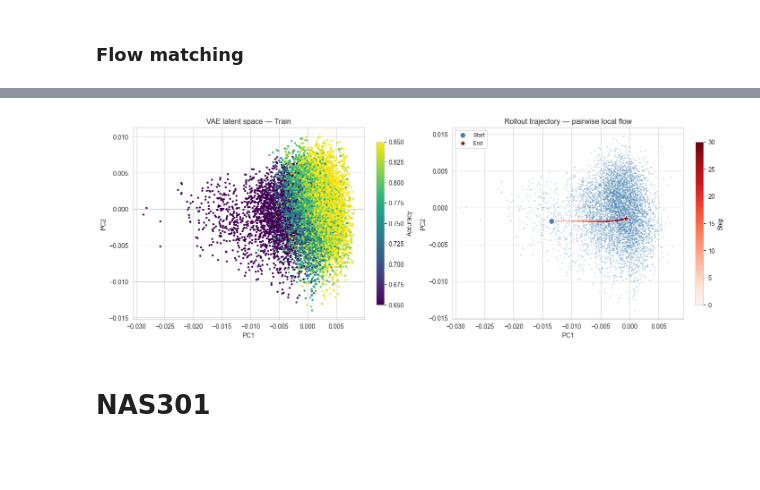
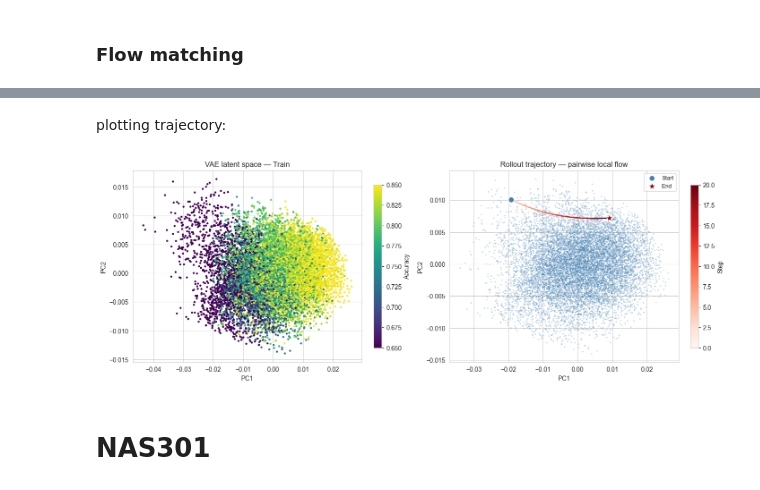
Before and after one commit to mvrmoris/Deep-Learning-Project, a Jupyter notebook: data_inspection.ipynb, the cells around one changed output, grey strips where cells are left out. Cells and saved outputs as stored; diff of their text form; code cells hidden in the pictures; blank space fills up the shorter version.

```diff
--- a/data_inspection.ipynb
+++ b/data_inspection.ipynb
@@ -64,7 +62,5 @@ print(f'Architetture totali: {len(api)}')
 Dataset già estratto.
 Architetture totali: 15625
 # %%
-#setting seed
-set_seed()
-DEVICE = "cuda"
+DEVICE = "cuda" if torch.cuda.is_available() else "cpu"
 # %% [markdown]
@@ -211,10 +177,11 @@ In the following section we'll train a VAE with the loss with and without the te
 With $\lambda$ = 0:
 # %%
+
 model_no_acc = pretrain_and_freeze_vae(
     model_VAE=model,
     pretrain_loader=train_laoder,
     loss_fn=vae_accuracy_loss,
-    vae_epochs=200,
+    vae_epochs=100,
     beta=1.3,
     lambda_acc=0,
     DEVICE=DEVICE,
@@ -239,18 +205,16 @@ z_2d_vae = pca.fit_transform(z)
 # %% [markdown]
 with $\lambda = 1$
 # %%
-for p in model.parameters(): #unfreeze model
-    p.requires_grad = True
-
+set_seed(SEED)
+model = VAE_dist().to(DEVICE)
 model.train()
-
 model_acc = pretrain_and_freeze_vae(
     model_VAE=model,
     pretrain_loader=train_laoder,
     loss_fn=vae_accuracy_loss,
-    vae_epochs=50,
+    vae_epochs=100,
     beta=1.3,
-    lambda_acc=1.0,
+    lambda_acc=1,
     DEVICE=DEVICE,
     early_stop=False,
     freeze_after=False,
@@ -483,9 +279,9 @@ plt.show()
 # %%
 pairs_x, pairs_target = build_accuracy_pairs(
-    X=z_all,
+    X=z,
     y=y_train,
     K=50,
-    min_delta_acc=0.01,
-    seed=42
+    min_delta_acc=0.005,
+    seed=SEED
 )
 # %% [output]
@@ -616,11 +389,10 @@ plt.show()
+# %% [markdown]
+plotting trajectory:
 # %%
-# ============================================================
-# ROLLOUT — traiettoria multi-step
-# ============================================================
 start_idx = np.argmin(y_train)
-z_start = z_all_np[start_idx:start_idx+1]
+z_start = z[start_idx:start_idx+1]
 
-n_steps = 30
+n_steps = 20
 step_size = 1
 trajectory = [z_start.copy()]
 
@@ -637,14 +409,10 @@ with torch.no_grad():
 trajectory = np.vstack(trajectory)
 traj_2d = pca.transform(trajectory)
 
-# ============================================================
-# PLOT — stesso stile del flow field
-# ============================================================
 fig, axes = plt.subplots(1, 2, figsize=(14, 5), constrained_layout=True)
 
-# (0) VAE latent space
 sc0 = axes[0].scatter(
-    vae_2d[:,0], vae_2d[:,1],
+    z_2d_vae_acc[:,0], z_2d_vae_acc[:,1],
     c=y_train, cmap="viridis",
     s=5, vmin=0.65, vmax=0.85
 )
@@ -653,42 +421,40 @@ axes[0].set_xlabel("PC1")
 axes[0].set_ylabel("PC2")
 fig.colorbar(sc0, ax=axes[0], shrink=0.85).set_label("Accuracy")
 
-# (1) Traiettoria
 axes[1].scatter(
-    z_low_2d_new[:,0], z_low_2d_new[:,1],
+    z_low_2d[:,0], z_low_2d[:,1],
     color="steelblue", s=5, alpha=0.3, linewidths=0, zorder=2
 )
 
-# Linea colorata per step con cmap="Reds"
 n = len(traj_2d)
 cmap_traj = plt.cm.Reds
 norm_traj = plt.Normalize(0, n_steps)
 for i in range(n - 1):
     t = (i + 1) / n_steps
     axes[1].plot(
         traj_2d[i:i+2, 0], traj_2d[i:i+2, 1],
-        color=cmap_traj(t * 0.85 + 0.15),  # evita il bianco iniziale
+        color=cmap_traj(t * 0.85 + 0.15),
         linewidth=2, solid_capstyle="round", zorder=3
     )
 
 # Start e End
 axes[1].scatter(*traj_2d[0],  s=80, color="steelblue",
     zorder=5, edgecolors="white", linewidths=1, label="Start")
 axes[1].scatter(*traj_2d[-1], s=150, marker="*", color="darkred",
     zorder=5, edgecolors="white", linewidths=0.8, label="End")
 
 sm = plt.cm.ScalarMappable(cmap=cmap_traj, norm=norm_traj)
 sm.set_array([])
 fig.colorbar(sm, ax=axes[1], shrink=0.85).set_label("Step")
 
 axes[1].set_title("Rollout trajectory — pairwise local flow")
 axes[1].set_xlabel("PC1")
 axes[1].set_ylabel("PC2")
 axes[1].legend(fontsize=9, framealpha=0.8, edgecolor="#ccc")
 
 plt.show()
 # %% [output]
-[figure, old version]
+[figure, new version]
 # %% [markdown]
 # NAS301
 # %% [markdown]
```
Also changed, not shown: parts of 31 cells of this notebook.
